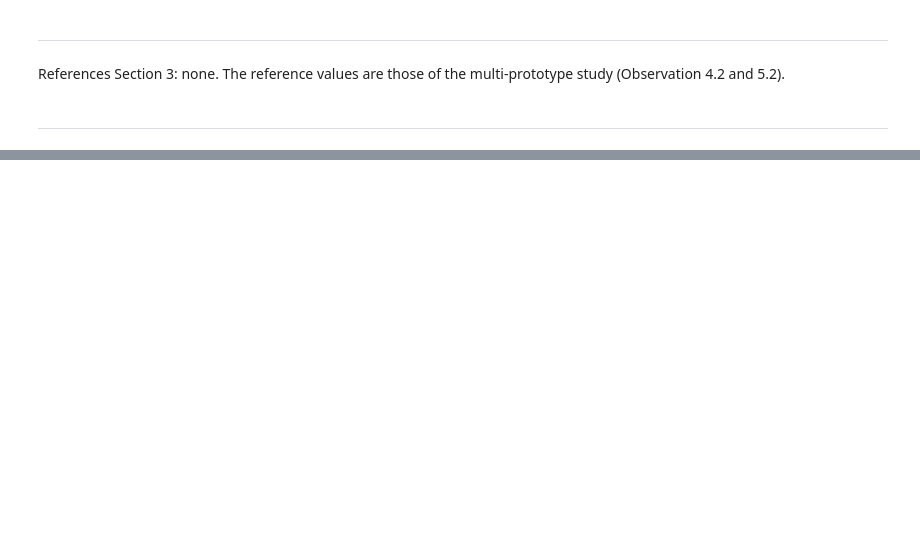
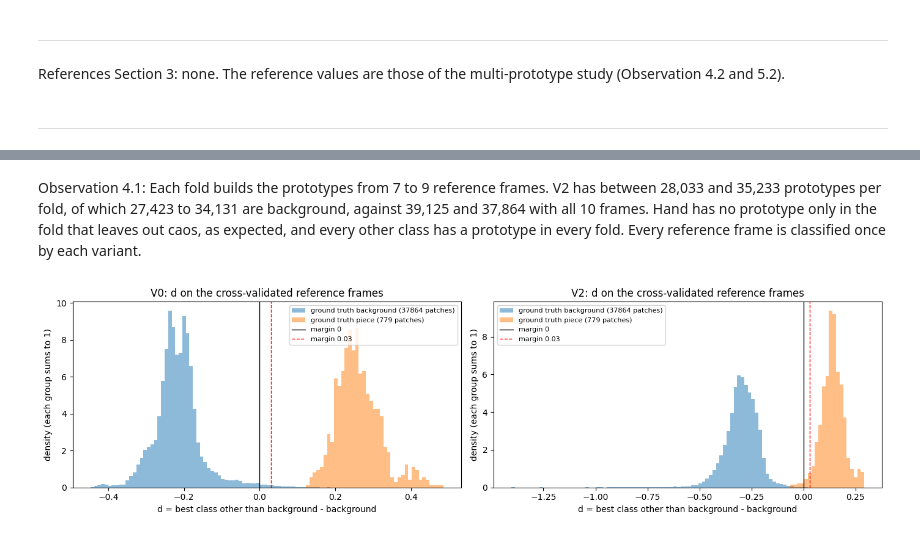
Before and after one commit to xrushofblood/vad_project, a Jupyter notebook: notebooks/phase_1_margin_study.ipynb, the cells around one changed output, grey strips where cells are left out. Cells and saved outputs as stored; diff of their text form; code cells hidden in the pictures; blank space fills up the shorter version.

Commit message:
Margin study: Section 4 (cross-validated similarities, distribution of d, extreme-norm check)

```diff
--- a/notebooks/phase_1_margin_study.ipynb
+++ b/notebooks/phase_1_margin_study.ipynb
@@ -399,0 +470,31 @@ References Section 3: none. The reference values are those of the multi-prototyp
+# %% [markdown]
+Observation 4.1: Each fold builds the prototypes from 7 to 9 reference frames. V2 has between 28,033 and 35,233 prototypes per fold, of which 27,423 to 34,131 are background, against 39,125 and 37,864 with all 10 frames. Hand has no prototype only in the fold that leaves out caos, as expected, and every other class has a prototype in every fold. Every reference frame is classified once by each variant.
+# %%
+# 4.2 Distribution of d on the cross-validated reference frames, by ground truth (background or piece)
+def gap_by_truth(name):
+    """d of every cross-validated reference patch whose ground truth is background, and of every piece patch."""
+    d_background, d_piece = [], []
+    for ref, similarities in zip(REFERENCE_FRAMES, CV_SIMILARITIES[name]):
+        d, _ = background_gap(similarities)
+        d_background.append(d[ref["cv_gt"] == BACKGROUND_ID])
+        d_piece.append(d[(ref["cv_gt"] != BACKGROUND_ID) & (ref["cv_gt"] != IGNORE_ID)])
+    return np.concatenate(d_background), np.concatenate(d_piece)
+
+
+GAPS = {name: gap_by_truth(name) for name in VARIANTS}
+
+fig, axes = plt.subplots(1, 2, figsize=(14, 4))
+for ax, name in zip(axes, VARIANTS):
+    d_background, d_piece = GAPS[name]
+    bins = np.linspace(min(d_background.min(), d_piece.min()), max(d_background.max(), d_piece.max()), 101)  # display only
+    ax.hist(d_background, bins=bins, density=True, alpha=0.5, label=f"ground truth background ({len(d_background)} patches)")
+    ax.hist(d_piece, bins=bins, density=True, alpha=0.5, label=f"ground truth piece ({len(d_piece)} patches)")
+    ax.axvline(NO_MARGIN, color="black", linewidth=1, label="margin 0")
+    ax.axvline(CURRENT_MARGIN, color="red", linestyle="--", linewidth=1, label="margin 0.03")
+    ax.set(title=f"{name}: d on the cross-validated reference frames",
+           xlabel="d = best class other than background - background", ylabel="density (each group sums to 1)")
+    ax.legend(fontsize=8)
+plt.tight_layout()
+plt.show()
+# %% [output]
+[figure, added]
```
Also changed, not shown: parts of 16 cells of this notebook.
